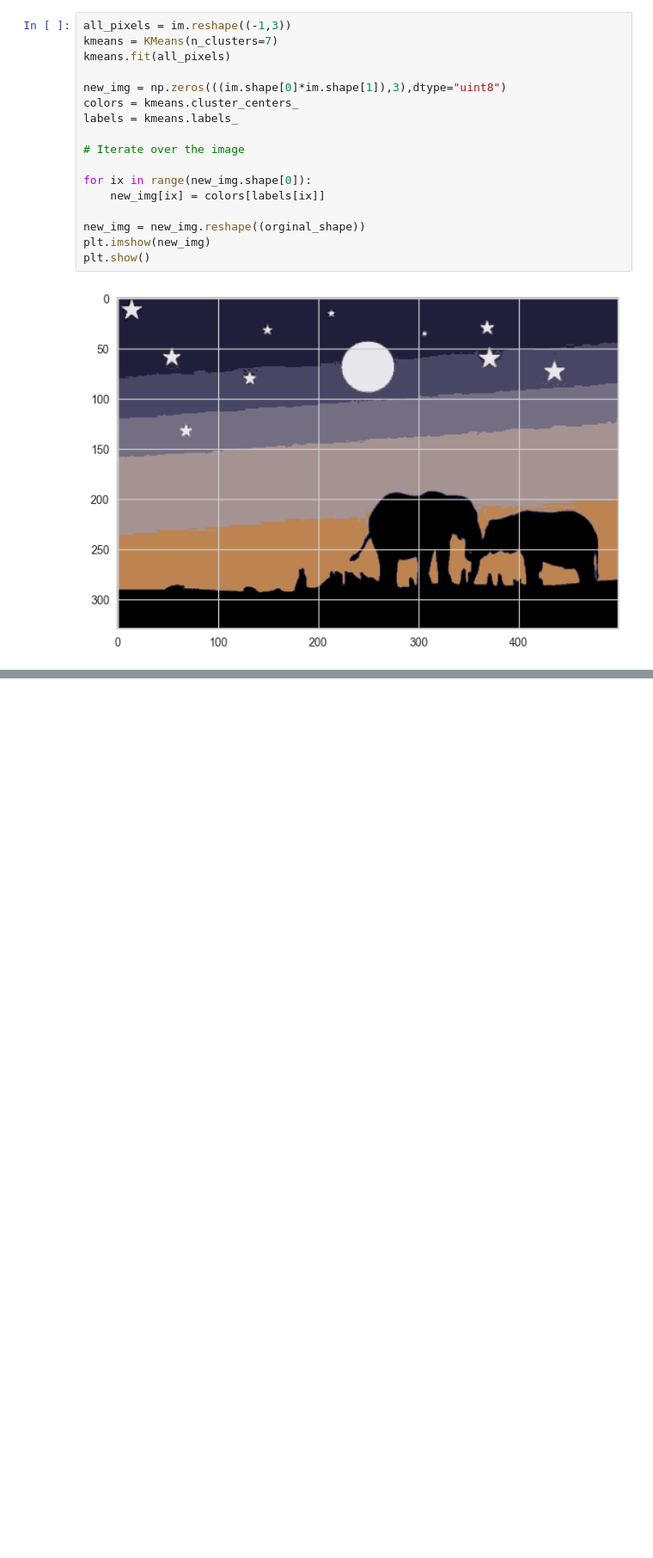
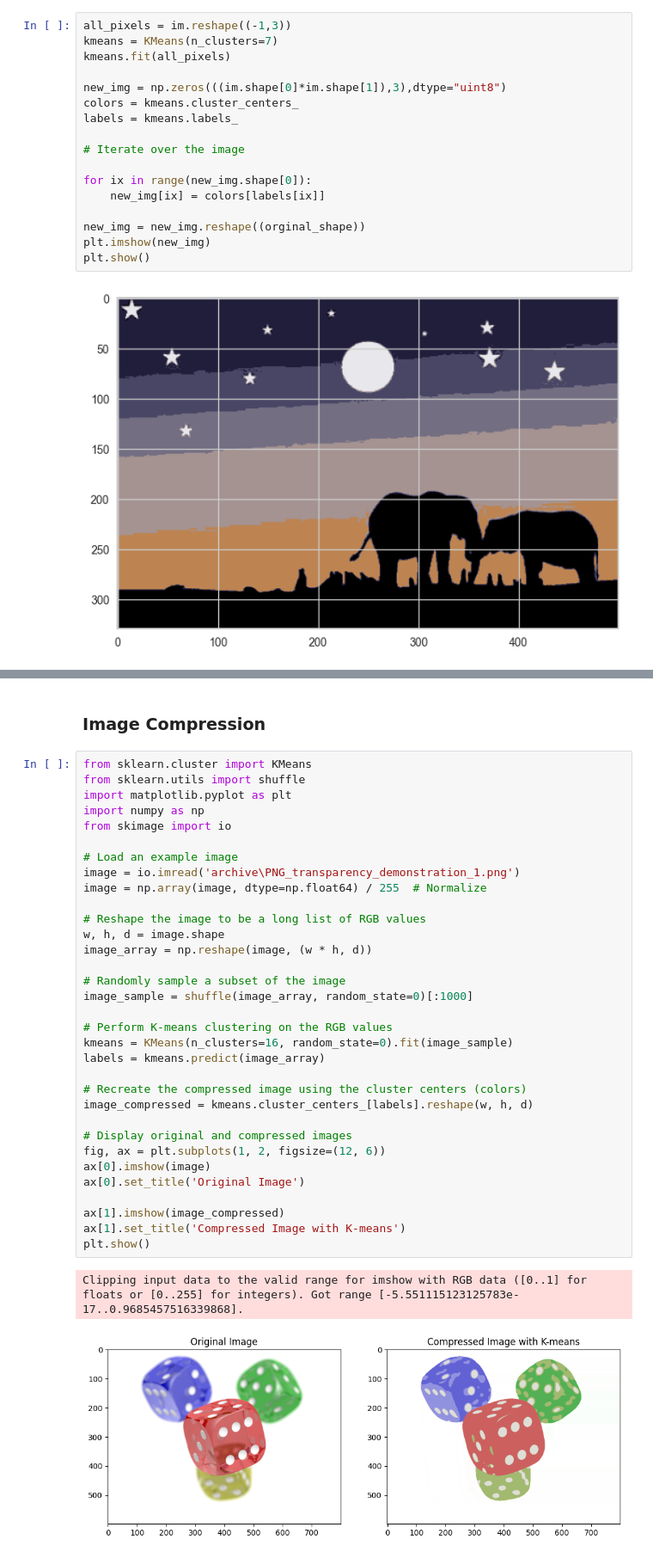
Before and after one commit to AliArabi2022/Machine_learning, a Jupyter notebook: Unsupervised_learning/Clustering.ipynb, the cells around one changed output, grey strips where cells are left out. Shown at 86% size. Saved outputs shown, nothing was run; the diff lists cells and outputs as text; blank space fills up the shorter version.

```diff
--- a/Unsupervised_learning/Clustering.ipynb
+++ b/Unsupervised_learning/Clustering.ipynb
@@ -478,0 +783,38 @@ FileNotFoundError: [Errno 2] No such file or directory: 'Mall_customers.csv'
+# %% [markdown]
+### **Image Compression**
+# %%
+from sklearn.cluster import KMeans
+from sklearn.utils import shuffle
+import matplotlib.pyplot as plt
+import numpy as np
+from skimage import io
+
+# Load an example image
+image = io.imread('archive\PNG_transparency_demonstration_1.png')
+image = np.array(image, dtype=np.float64) / 255  # Normalize
+
+# Reshape the image to be a long list of RGB values
+w, h, d = image.shape
+image_array = np.reshape(image, (w * h, d))
+
+# Randomly sample a subset of the image
+image_sample = shuffle(image_array, random_state=0)[:1000]
+
+# Perform K-means clustering on the RGB values
+kmeans = KMeans(n_clusters=16, random_state=0).fit(image_sample)
+labels = kmeans.predict(image_array)
+
+# Recreate the compressed image using the cluster centers (colors)
+image_compressed = kmeans.cluster_centers_[labels].reshape(w, h, d)
+
+# Display original and compressed images
+fig, ax = plt.subplots(1, 2, figsize=(12, 6))
+ax[0].imshow(image)
+ax[0].set_title('Original Image')
+
+ax[1].imshow(image_compressed)
+ax[1].set_title('Compressed Image with K-means')
+plt.show()
+# %% [output]
+Clipping input data to the valid range for imshow with RGB data ([0..1] for floats or [0..255] for integers). Got range [-5.551115123125783e-17..0.9685457516339868].
+[figure, added]
```
Also changed, not shown: parts of 72 cells of this notebook, 6 other files.
